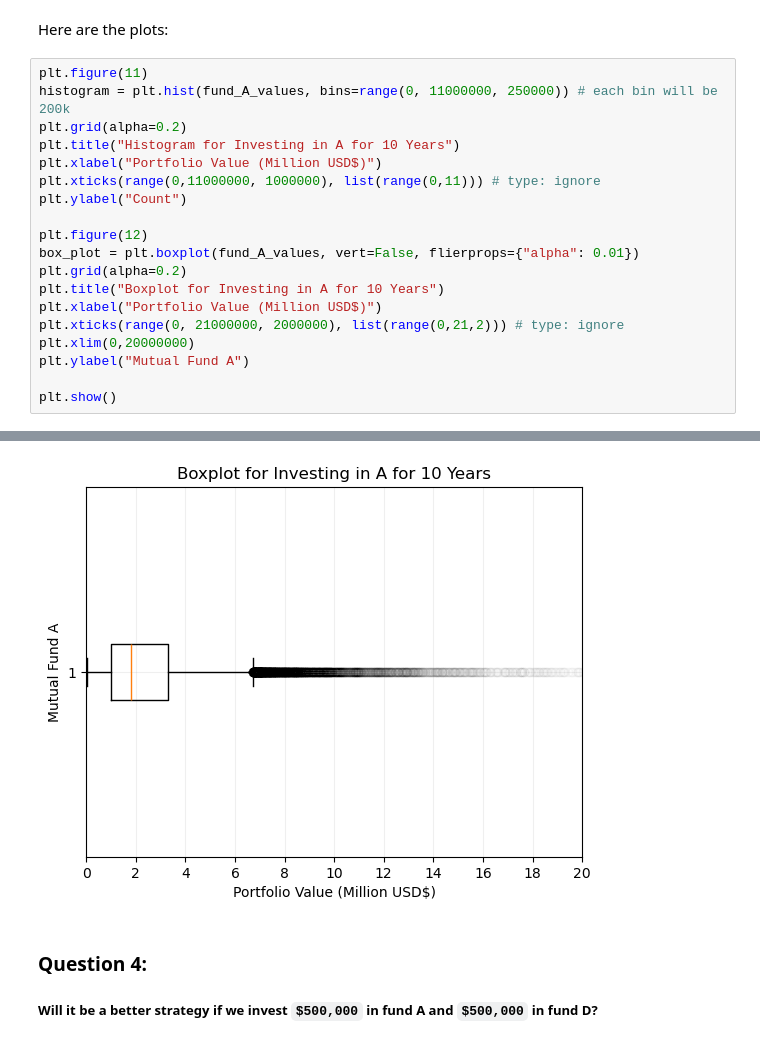
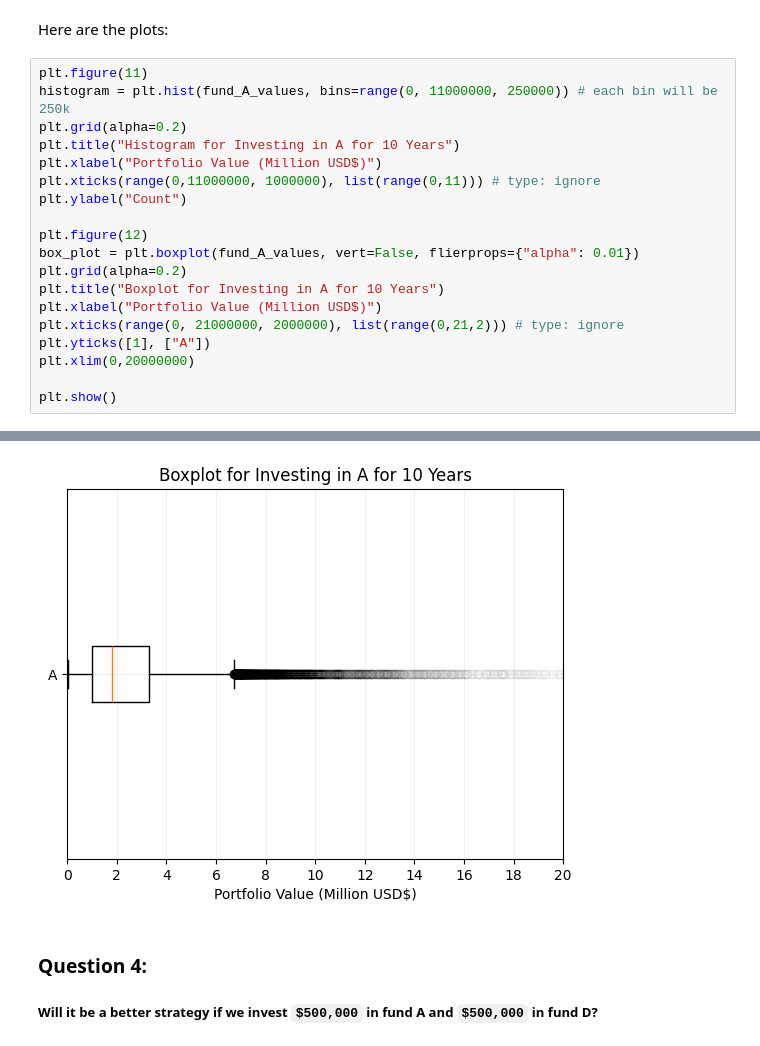
Before and after one commit to myin27/OR442-Term-Project, a Jupyter notebook: project.ipynb, the cells around one changed output, grey strips where cells are left out. Saved outputs shown, nothing was run; the diff lists cells and outputs as text.

```diff
--- a/project.ipynb
+++ b/project.ipynb
@@ -390,26 +390,26 @@ Percentage of outliers: 0.51%
 Here are the plots:
 # %%
 plt.figure(11)
-histogram = plt.hist(fund_A_values, bins=range(0, 11000000, 250000)) # each bin will be 200k
+histogram = plt.hist(fund_A_values, bins=range(0, 11000000, 250000)) # each bin will be 250k
 plt.grid(alpha=0.2)
 plt.title("Histogram for Investing in A for 10 Years")
 plt.xlabel("Portfolio Value (Million USD$)")
 plt.xticks(range(0,11000000, 1000000), list(range(0,11))) # type: ignore
 plt.ylabel("Count")
 
 plt.figure(12)
 box_plot = plt.boxplot(fund_A_values, vert=False, flierprops={"alpha": 0.01})
 plt.grid(alpha=0.2)
 plt.title("Boxplot for Investing in A for 10 Years")
 plt.xlabel("Portfolio Value (Million USD$)")
 plt.xticks(range(0, 21000000, 2000000), list(range(0,21,2))) # type: ignore
+plt.yticks([1], ["A"])
 plt.xlim(0,20000000)
-plt.ylabel("Mutual Fund A")
 
 plt.show()
 # %% [output]
 [figure]
-[figure, old version]
+[figure, new version]
 # %% [markdown]
 ### Question 4:
 
```
Also changed, not shown: parts of 4 cells of this notebook.
